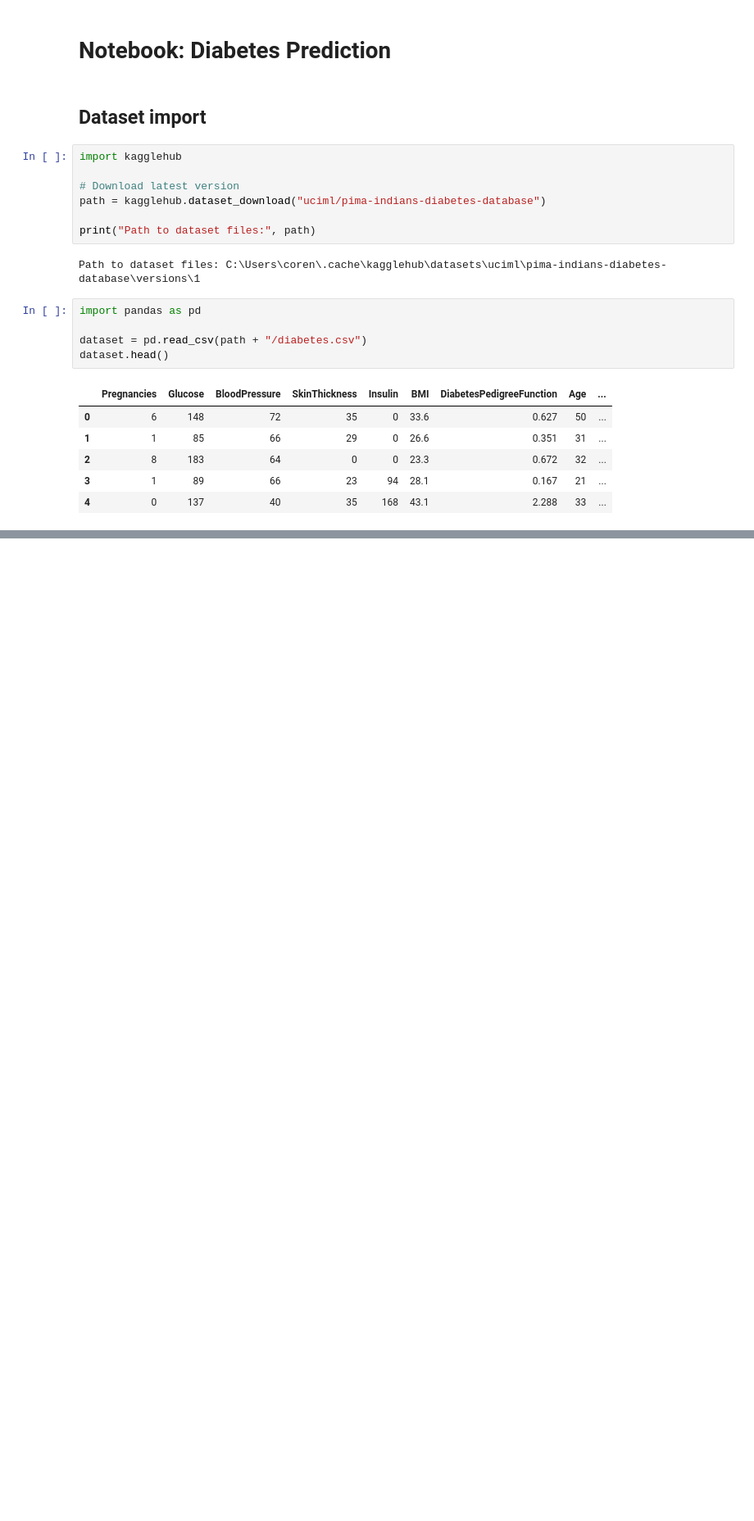
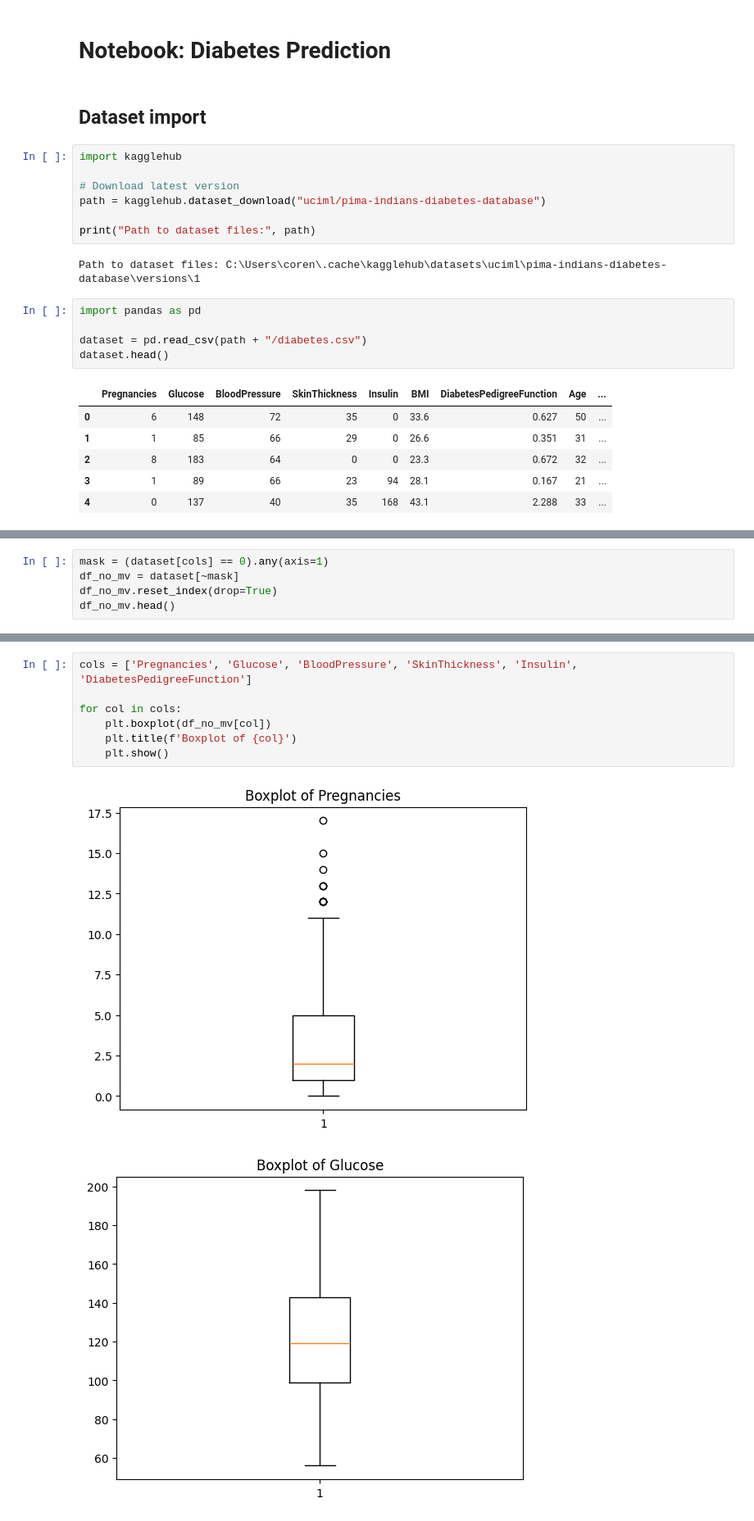
Before and after one commit to CocoBZH29/Diabete-Dashboard, a Jupyter notebook: Notebook.ipynb, the cells around one changed output, grey strips where cells are left out. Shown at 82% size. Cells and saved outputs as stored; diff of their text form; blank space fills up the shorter version.

```diff
--- a/Notebook.ipynb
+++ b/Notebook.ipynb
@@ -25,0 +77,5 @@ dataset.head()
+# %%
+mask = (dataset[cols] == 0).any(axis=1)
+df_no_mv = dataset[~mask]
+df_no_mv.reset_index(drop=True)
+df_no_mv.head()
@@ -25,0 +93,10 @@ dataset.head()
+# %%
+cols = ['Pregnancies', 'Glucose', 'BloodPressure', 'SkinThickness', 'Insulin', 'DiabetesPedigreeFunction']
+
+for col in cols:
+    plt.boxplot(df_no_mv[col])
+    plt.title(f'Boxplot of {col}')
+    plt.show()
+# %% [output]
+[figure, added]
+[figure, added]
```
Also changed, not shown: parts of 20 cells of this notebook.
